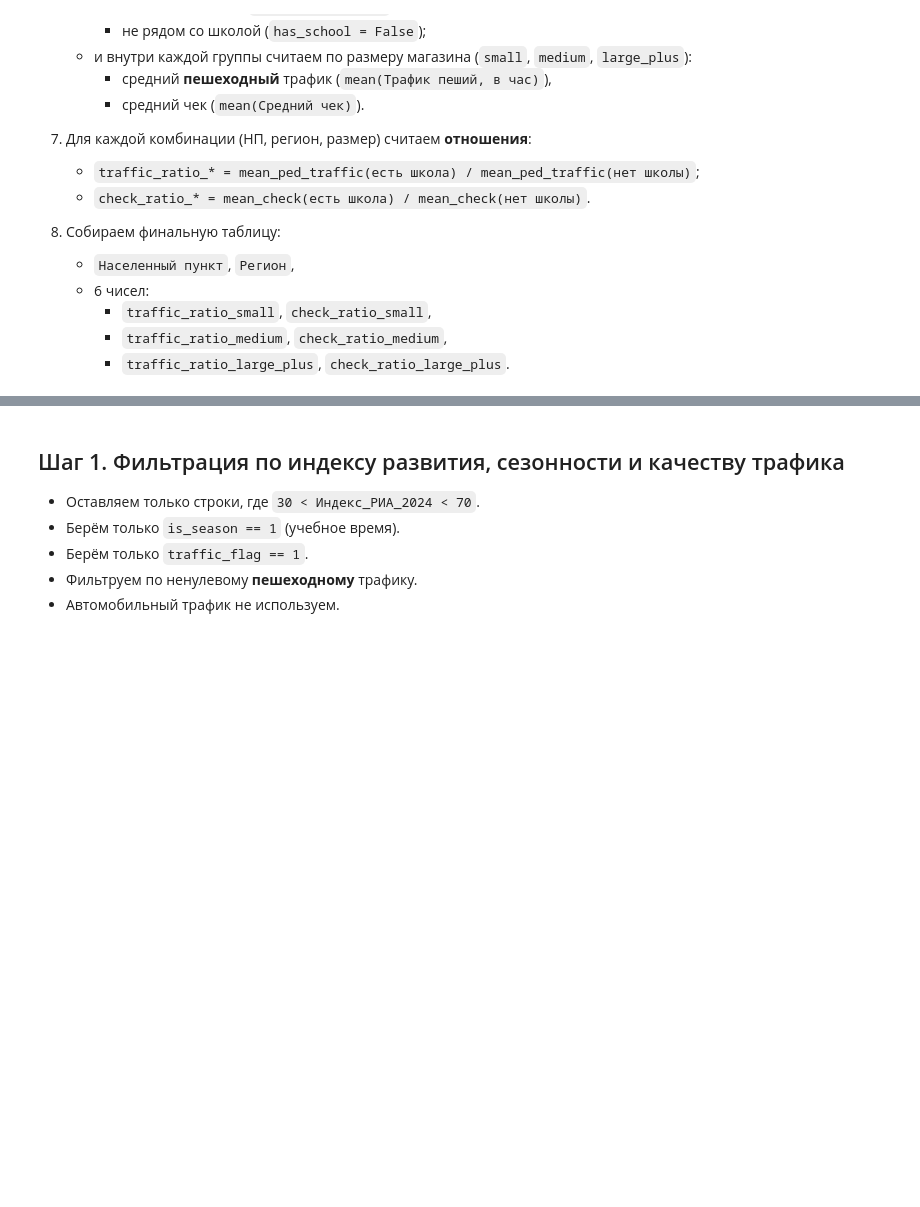
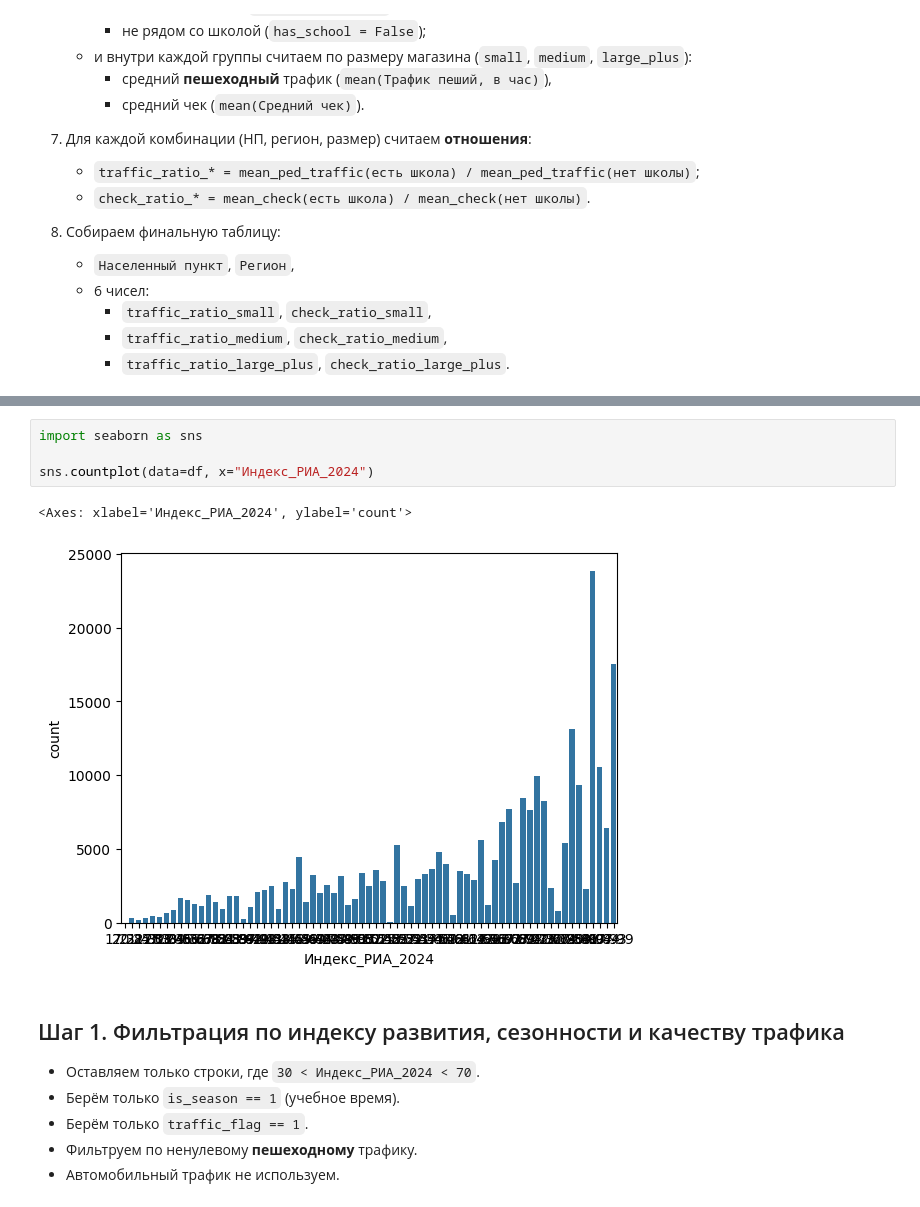
Before and after one commit to auftty/HDE-Analysis, a Jupyter notebook: EDA/school_ped_traffic_check_analysis.ipynb, the cells around one changed output, grey strips where cells are left out. Drawn from its saved outputs; the diff is of its cells as text; blank space fills up the shorter version.

```diff
--- a/EDA/school_ped_traffic_check_analysis.ipynb
+++ b/EDA/school_ped_traffic_check_analysis.ipynb
@@ -77,6 +77,13 @@ df.head()
 | 3 | 3594 | 7 | 68039 | 1119.028697 | Средний по возрасту | Средний | 1-го отделения совхоза "Масловски... | ... |
 | 4 | 3594 | 6 | 64878 | 1112.584778 | Средний по возрасту | Средний | 1-го отделения совхоза "Масловски... | ... |
 5 rows × 21 columns
+# %%
+import seaborn as sns
+
+sns.countplot(data=df, x="Индекс_РИА_2024")
+# %% [output]
+<Axes: xlabel='Индекс_РИА_2024', ylabel='count'>
+[figure, added]
 # %% [markdown]
 ## Шаг 1. Фильтрация по индексу развития, сезонности и качеству трафика
 
```
Also changed, not shown: parts of 2 cells of this notebook, 15 other files.
